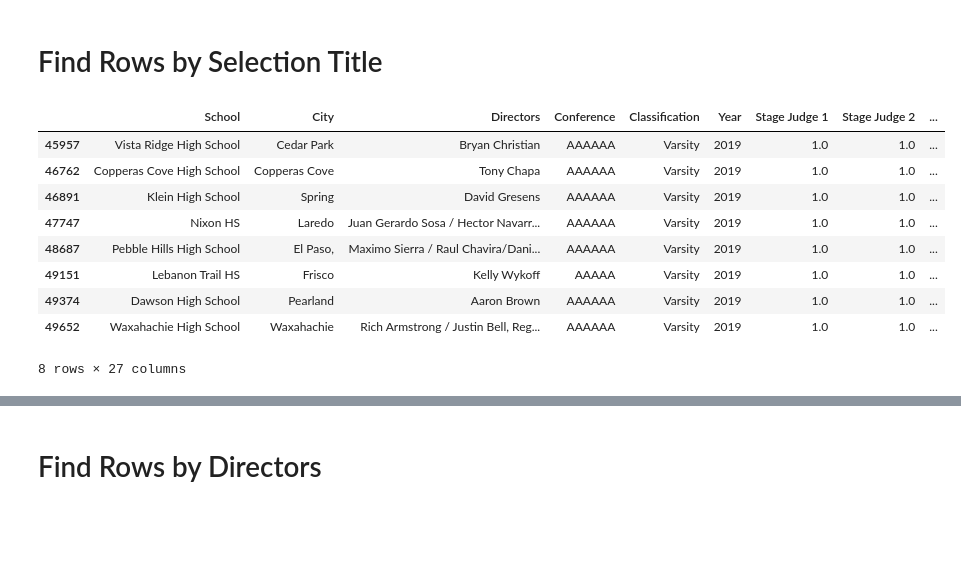
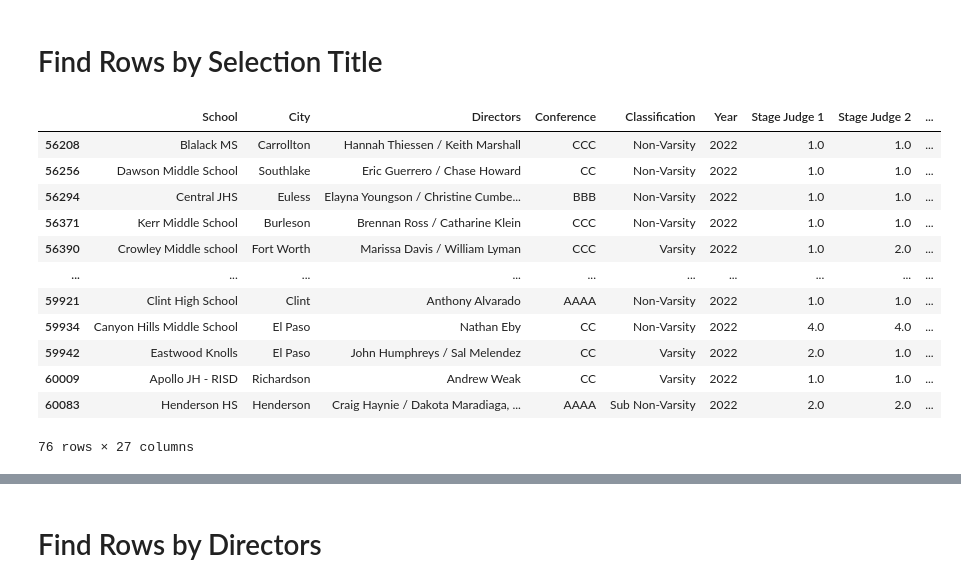
Before and after one commit to macdkw89/uil_results, a Jupyter notebook: data.ipynb, the cells around one changed output, grey strips where cells are left out. Saved outputs shown, nothing was run; the diff lists cells and outputs as text; code cells hidden in the pictures; blank space fills up the shorter version.

```diff
--- a/data.ipynb
+++ b/data.ipynb
@@ -73,28 +73,31 @@ plotter()
 # %%
 # Combine all rows where any selection contains the search term
 def selection_finder(selection, d=df, y=year_list, cl=class_list, co=conf_list):
     df_grabber = d
     df_grabber = df_grabber[pd.DataFrame(df_grabber.Year.to_list()).isin(y).any(1).values]
     df_grabber = df_grabber[pd.DataFrame(df_grabber.Classification.to_list()).isin(cl).any(1).values]
     df_grabber = df_grabber[pd.DataFrame(df_grabber.Conference.to_list()).isin(co).any(1).values]
     finder_df = df_grabber[(df_grabber['Selection 1'].str.contains(selection)) | (df_grabber['Selection 2'].str.contains(selection)) | (df_grabber['Selection 3'].str.contains(selection))]
     return finder_df
 
-selection = 'Rocky Point'
-year = [2019]
+selection = 'Andalucia'
+year = [2022]
 classification = class_list
 conference = conf_list
 
 selection_finder(selection, df, year, class_list, conf_list)
 # %% [output]
 |  | School | City | Directors | Conference | Classification | Year | Stage Judge 1 | Stage Judge 2 | ... |
-| 45957 | Vista Ridge High School | Cedar Park | Bryan Christian | AAAAAA | Varsity | 2019 | 1.0 | 1.0 | ... |
-| 46762 | Copperas Cove High School | Copperas Cove | Tony Chapa | AAAAAA | Varsity | 2019 | 1.0 | 1.0 | ... |
-| 46891 | Klein High School | Spring | David Gresens | AAAAAA | Varsity | 2019 | 1.0 | 1.0 | ... |
-| 47747 | Nixon HS | Laredo | Juan Gerardo Sosa / Hector Navarr... | AAAAAA | Varsity | 2019 | 1.0 | 1.0 | ... |
-| 48687 | Pebble Hills High School | El Paso, | Maximo Sierra / Raul Chavira/Dani... | AAAAAA | Varsity | 2019 | 1.0 | 1.0 | ... |
-| 49151 | Lebanon Trail HS | Frisco | Kelly Wykoff | AAAAA | Varsity | 2019 | 1.0 | 1.0 | ... |
-| 49374 | Dawson High School | Pearland | Aaron Brown | AAAAAA | Varsity | 2019 | 1.0 | 1.0 | ... |
-| 49652 | Waxahachie High School | Waxahachie | Rich Armstrong / Justin Bell, Reg... | AAAAAA | Varsity | 2019 | 1.0 | 1.0 | ... |
+| 56208 | Blalack MS | Carrollton | Hannah Thiessen / Keith Marshall | CCC | Non-Varsity | 2022 | 1.0 | 1.0 | ... |
+| 56256 | Dawson Middle School | Southlake | Eric Guerrero / Chase Howard | CC | Non-Varsity | 2022 | 1.0 | 1.0 | ... |
+| 56294 | Central JHS | Euless | Elayna Youngson / Christine Cumbe... | BBB | Non-Varsity | 2022 | 1.0 | 1.0 | ... |
+| 56371 | Kerr Middle School | Burleson | Brennan Ross / Catharine Klein | CCC | Non-Varsity | 2022 | 1.0 | 1.0 | ... |
+| 56390 | Crowley Middle school | Fort Worth | Marissa Davis / William Lyman | CCC | Varsity | 2022 | 1.0 | 2.0 | ... |
+| ... | ... | ... | ... | ... | ... | ... | ... | ... | ... |
+| 59921 | Clint High School | Clint | Anthony Alvarado | AAAA | Non-Varsity | 2022 | 1.0 | 1.0 | ... |
+| 59934 | Canyon Hills Middle School | El Paso | Nathan Eby | CC | Non-Varsity | 2022 | 4.0 | 4.0 | ... |
+| 59942 | Eastwood Knolls | El Paso | John Humphreys / Sal Melendez | CC | Varsity | 2022 | 2.0 | 1.0 | ... |
+| 60009 | Apollo JH - RISD | Richardson | Andrew Weak | CC | Varsity | 2022 | 1.0 | 1.0 | ... |
+| 60083 | Henderson HS | Henderson | Craig Haynie / Dakota Maradiaga, ... | AAAA | Sub Non-Varsity | 2022 | 2.0 | 2.0 | ... |
-8 rows × 27 columns
+76 rows × 27 columns
 # %%
```
Also changed, not shown: parts of 2 cells of this notebook, 6 other files.
